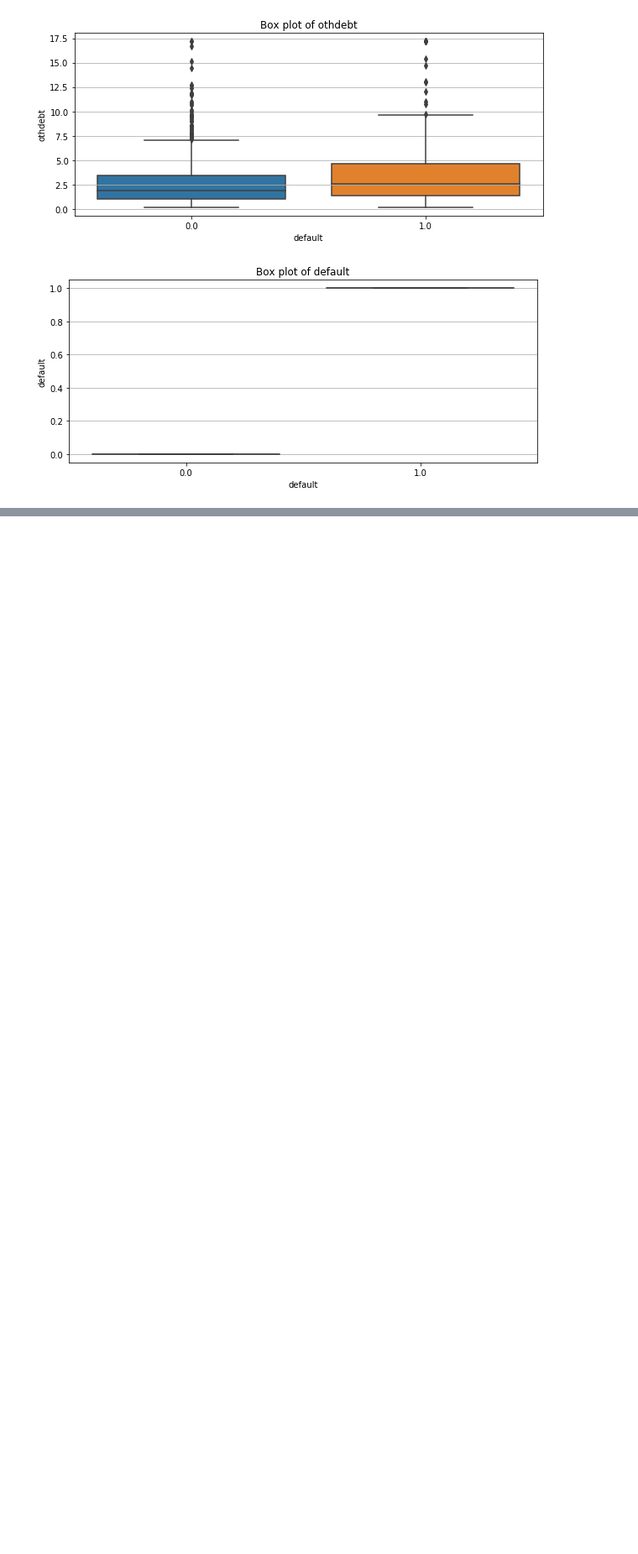
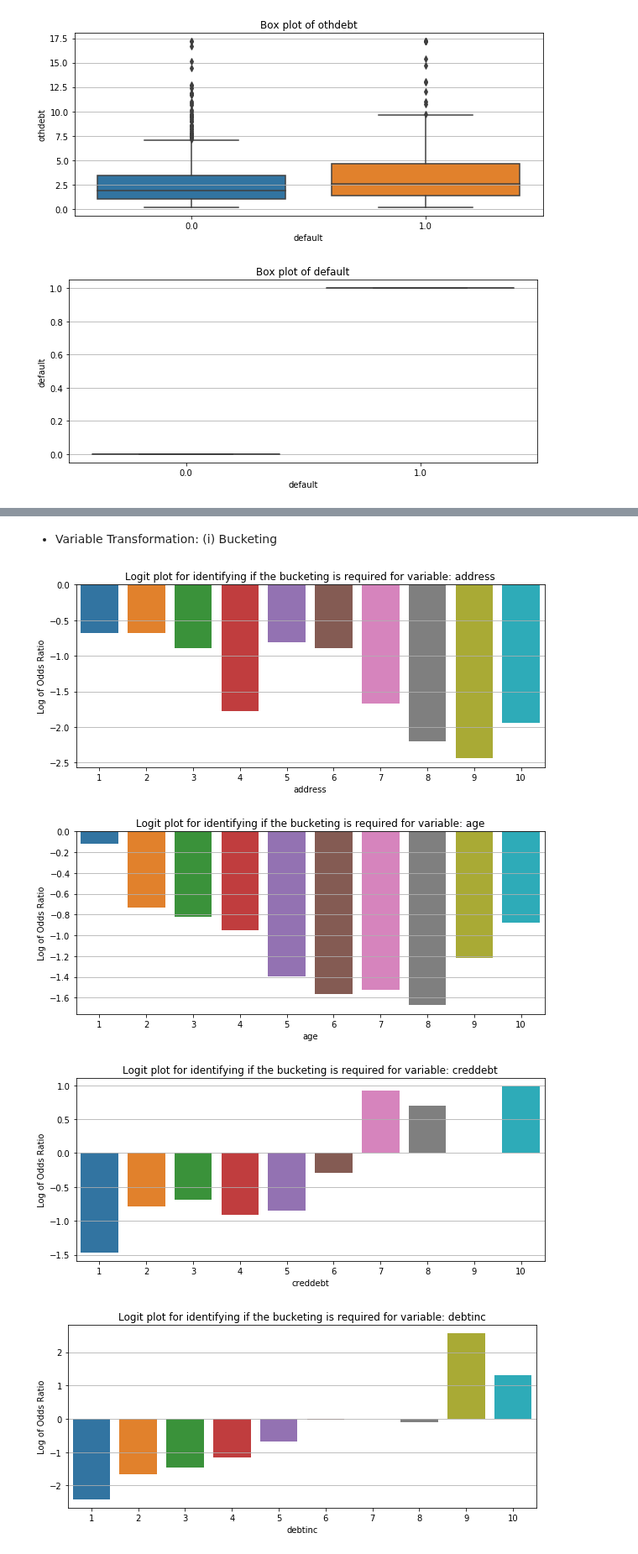
Before and after one commit to mkmritunjay/machineLearning, a Jupyter notebook: Logistic_regression.ipynb, the cells around one changed output, grey strips where cells are left out. Shown at 84% size. Cells and saved outputs as stored; diff of their text form; code cells hidden in the pictures; blank space fills up the shorter version.

```diff
--- a/Logistic_regression.ipynb
+++ b/Logistic_regression.ipynb
@@ -175,0 +179,12 @@ for variables in num_variable_names:
+# %%
+# numerical variable
+# here we are going to perform independent t-test between 0's and 1's of each variable.
+tstats_df = pd.DataFrame()
+for variables in num_variable_names:
+  tstats = stats.ttest_ind(bankloans_existing[bankloans_existing['default']==1][variables],bankloans_existing[bankloans_existing['default']==0][variables])
+  temp_df = pd.DataFrame([variables, tstats[0], tstats[1]]).T
+  temp_df.columns = ['Variable Name', 'T-Statistic', 'P-value']
+  tstats_df = pd.concat([tstats_df, temp_df], axis=0, ignore_index=True)
+
+print(tstats_df)
+# If we see the result below, At 95% confidence interval all the variables look significant
@@ -175,0 +202,20 @@ for variables in num_variable_names:
+# %% [markdown]
+- Variable Transformation: (i) Bucketing
+# %%
+for variables in bankloans_existing.columns.difference(['default']):
+  # divide numerical variable to 10 bins
+  binned = pd.cut(bankloans_existing[variables], bins=10, labels=list(range(1,11)))
+  binned = binned.dropna()
+  # calculate odds ratio for each bin
+  ser = bankloans_existing.groupby(binned)['default'].sum() / (bankloans_existing.groupby(binned)['default'].count()-bankloans_existing.groupby(binned)['default'].sum())
+  # find log of odds ratio
+  ser = np.log(ser)
+  fig, axes = plt.subplots(figsize=(10,4))
+  sns.barplot(x=ser.index,y=ser)
+  plt.ylabel('Log of Odds Ratio')
+  plt.title('Logit plot for identifying if the bucketing is required for variable: {}'.format(variables))
+# %% [output]
+[figure, added]
+[figure, added]
+[figure, added]
+[figure, added]
```
Also changed, not shown: parts of 3 cells of this notebook.
